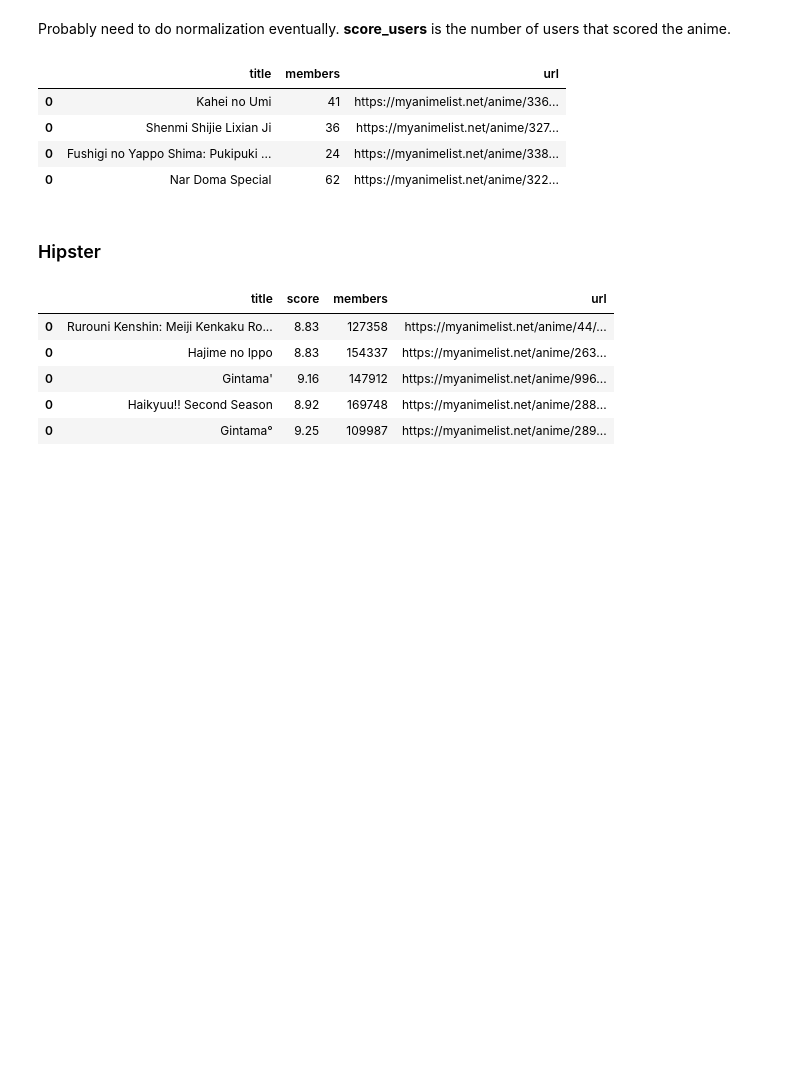
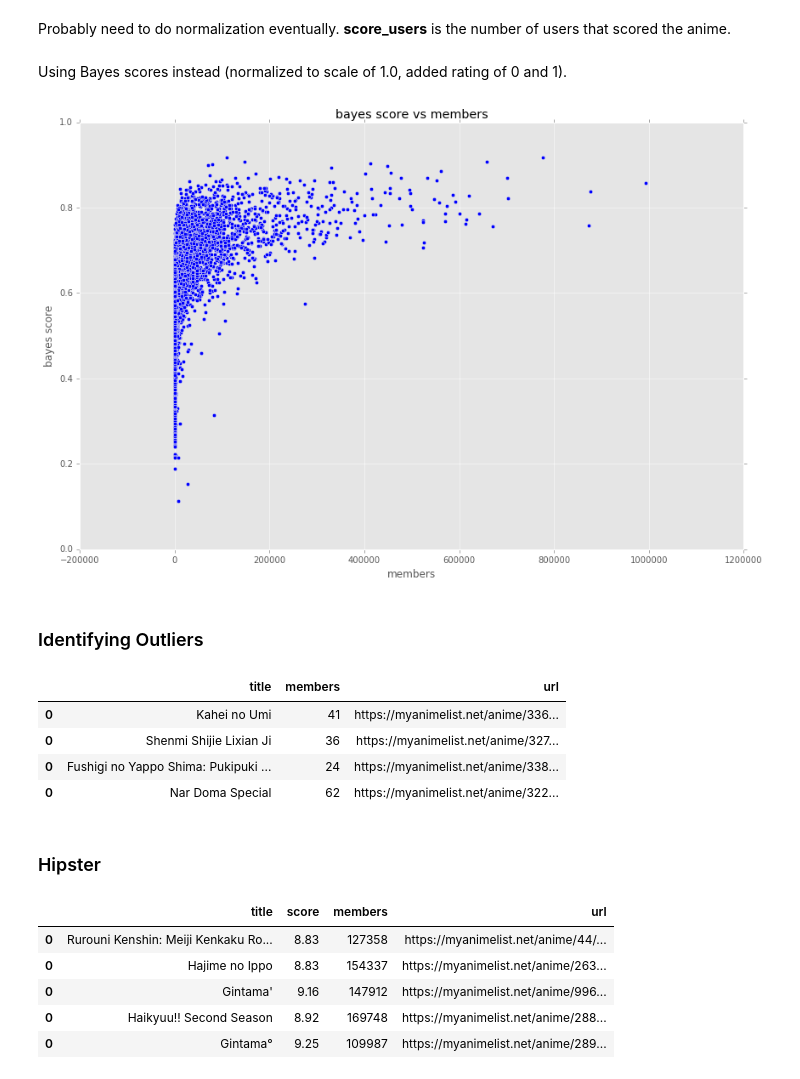
Before and after one commit to FourSwordKirby/MALDataScience, a Jupyter notebook: more_stats.ipynb, the cells around one changed output. Drawn from its saved outputs; the diff is of its cells as text; code cells hidden in the pictures; blank space fills up the shorter version.

```diff
--- a/more_stats.ipynb
+++ b/more_stats.ipynb
@@ -174,6 +246,19 @@ plt.scatter(MAL_df['members'], MAL_df['score']);
 # %% [markdown]
 Probably need to do normalization eventually.
 **score_users** is the number of users that scored the anime.
+# %% [markdown]
+Using Bayes scores instead (normalized to scale of 1.0, added rating of 0 and 1).
+# %%
+matplotlib.rcParams['figure.figsize'] = (14.0, 9.0)
+plt.scatter(MAL_df['members'], MAL_df['bayes_score'])
+plt.xlabel("members")
+plt.ylabel("bayes score")
+plt.title('bayes score vs members')
+plt.show()
+# %% [output]
+[figure, added]
+# %% [markdown]
+### Identifying Outliers
 # %%
 MAL_df[MAL_df['score'] > 9.5][['title', 'members', 'url']]
 # %% [output]
```
Also changed, not shown: parts of 33 cells of this notebook.
